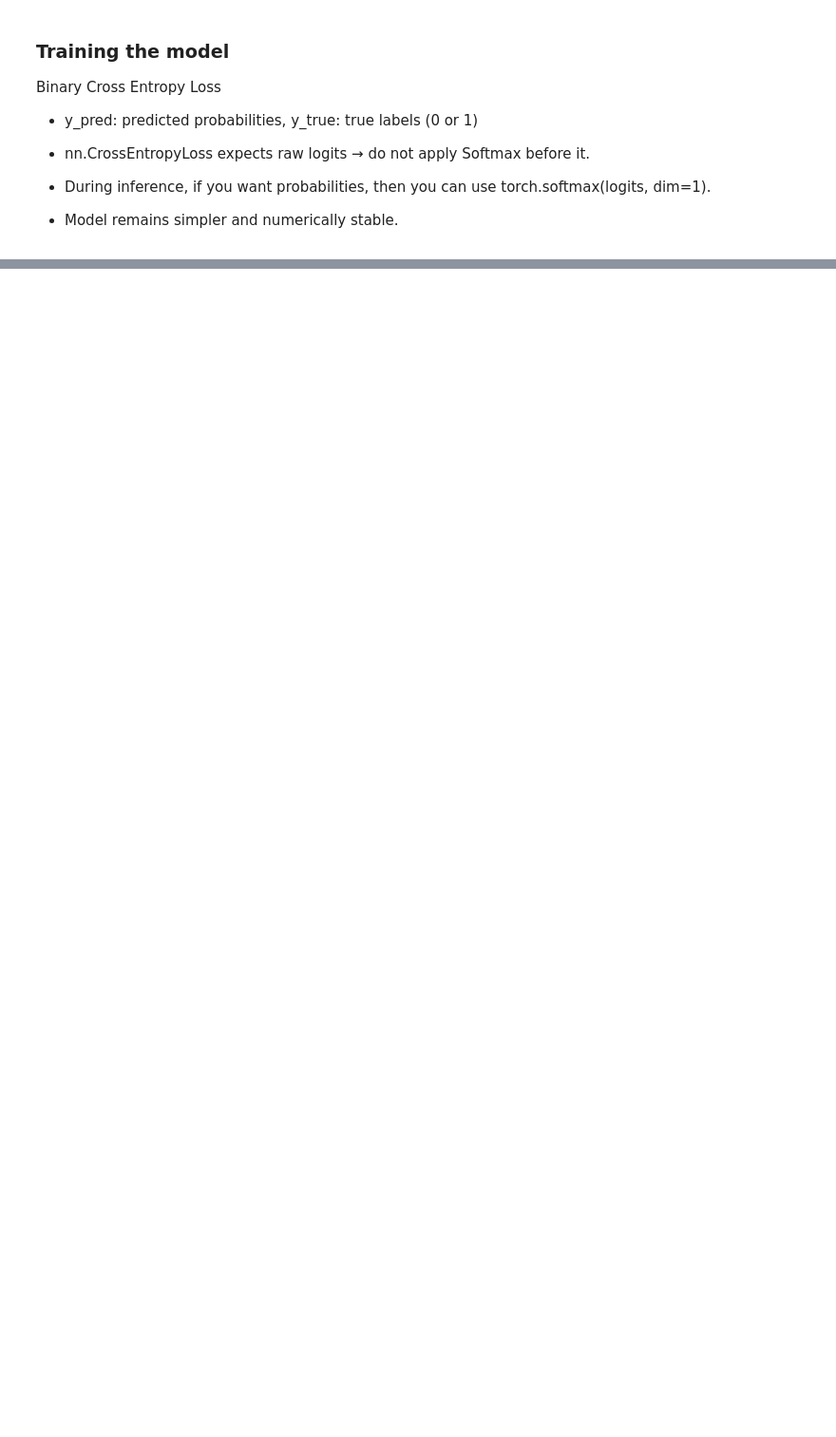
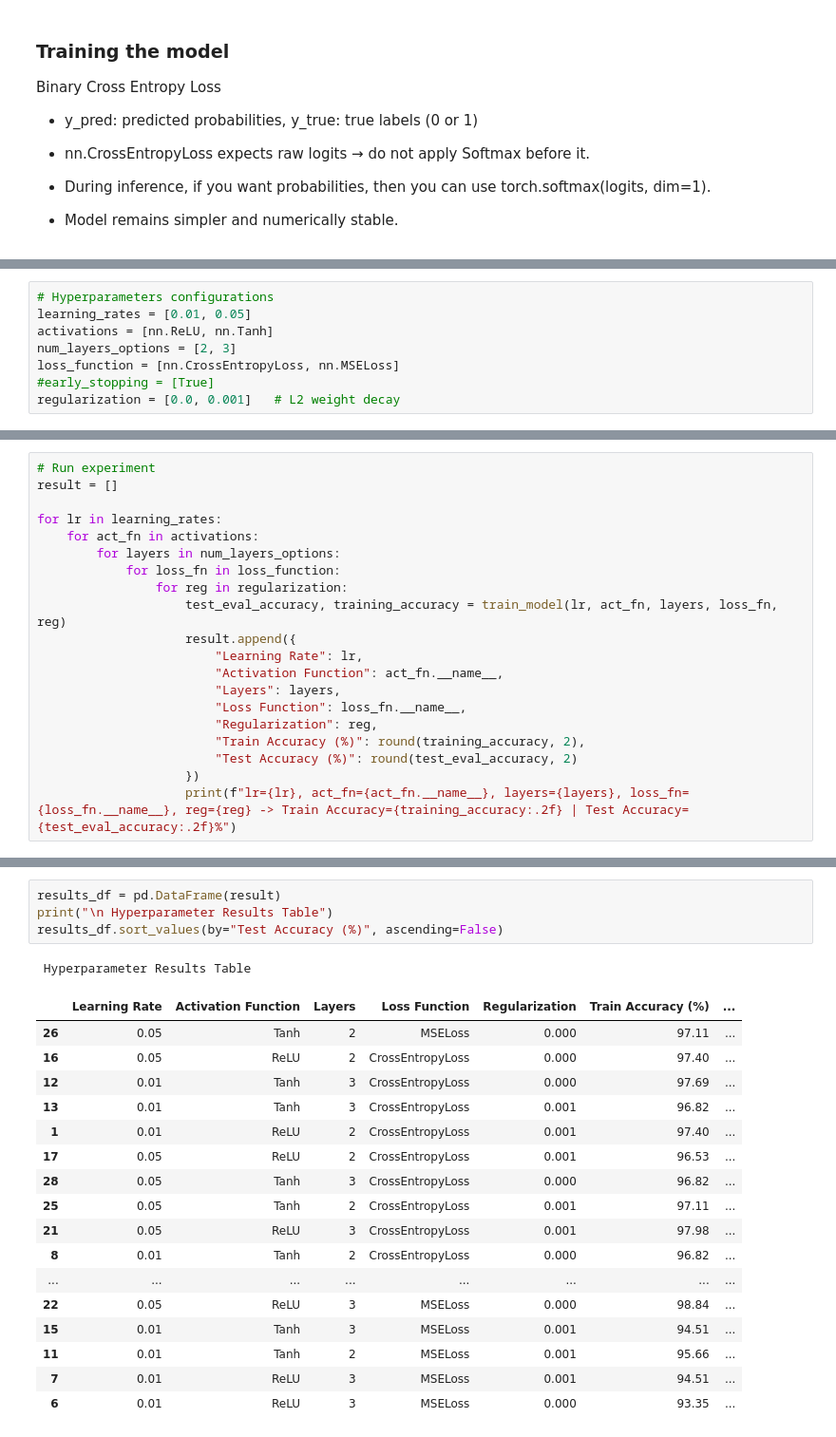
Before and after one commit to alyanifr/MLP_WOA7015, a Jupyter notebook: MLP.ipynb, the cells around one changed output, grey strips where cells are left out. Shown at 95% size. Cells and saved outputs as stored; diff of their text form; blank space fills up the shorter version.

```diff
--- a/MLP.ipynb
+++ b/MLP.ipynb
@@ -264,0 +291,8 @@ Next workings:
+# %%
+# Hyperparameters configurations
+learning_rates = [0.01, 0.05]
+activations = [nn.ReLU, nn.Tanh]
+num_layers_options = [2, 3]
+loss_function = [nn.CrossEntropyLoss, nn.MSELoss]
+#early_stopping = [True]
+regularization = [0.0, 0.001]   # L2 weight decay
@@ -264,0 +372,20 @@ Next workings:
+# %%
+# Run experiment
+result = []
+
+for lr in learning_rates:
+    for act_fn in activations:
+        for layers in num_layers_options:
+            for loss_fn in loss_function:
+                for reg in regularization:
+                    test_eval_accuracy, training_accuracy = train_model(lr, act_fn, layers, loss_fn, reg)
+                    result.append({
+                        "Learning Rate": lr,
+                        "Activation Function": act_fn.__name__,
+                        "Layers": layers,
+                        "Loss Function": loss_fn.__name__,
+                        "Regularization": reg,
+                        "Train Accuracy (%)": round(training_accuracy, 2),
+                        "Test Accuracy (%)": round(test_eval_accuracy, 2)
+                    })
+                    print(f"lr={lr}, act_fn={act_fn.__name__}, layers={layers}, loss_fn={loss_fn.__name__}, reg={reg} -> Train Accuracy={training_accuracy:.2f} | Test Accuracy={test_eval_accuracy:.2f}%")
@@ -264,0 +410,23 @@ Next workings:
+# %%
+results_df = pd.DataFrame(result)
+print("\n Hyperparameter Results Table")
+results_df.sort_values(by="Test Accuracy (%)", ascending=False)
+# %% [output]
+ Hyperparameter Results Table
+|  | Learning Rate | Activation Function | Layers | Loss Function | Regularization | Train Accuracy (%) | ... |
+| 26 | 0.05 | Tanh | 2 | MSELoss | 0.000 | 97.11 | ... |
+| 16 | 0.05 | ReLU | 2 | CrossEntropyLoss | 0.000 | 97.40 | ... |
+| 12 | 0.01 | Tanh | 3 | CrossEntropyLoss | 0.000 | 97.69 | ... |
+| 13 | 0.01 | Tanh | 3 | CrossEntropyLoss | 0.001 | 96.82 | ... |
+| 1 | 0.01 | ReLU | 2 | CrossEntropyLoss | 0.001 | 97.40 | ... |
+| 17 | 0.05 | ReLU | 2 | CrossEntropyLoss | 0.001 | 96.53 | ... |
+| 28 | 0.05 | Tanh | 3 | CrossEntropyLoss | 0.000 | 96.82 | ... |
+| 25 | 0.05 | Tanh | 2 | CrossEntropyLoss | 0.001 | 97.11 | ... |
+| 21 | 0.05 | ReLU | 3 | CrossEntropyLoss | 0.001 | 97.98 | ... |
+| 8 | 0.01 | Tanh | 2 | CrossEntropyLoss | 0.000 | 96.82 | ... |
+| ... | ... | ... | ... | ... | ... | ... | ... |
+| 22 | 0.05 | ReLU | 3 | MSELoss | 0.000 | 98.84 | ... |
+| 15 | 0.01 | Tanh | 3 | MSELoss | 0.001 | 94.51 | ... |
+| 11 | 0.01 | Tanh | 2 | MSELoss | 0.001 | 95.66 | ... |
+| 7 | 0.01 | ReLU | 3 | MSELoss | 0.001 | 94.51 | ... |
+| 6 | 0.01 | ReLU | 3 | MSELoss | 0.000 | 93.35 | ... |
```
Also changed, not shown: parts of 24 cells of this notebook, 1 other file.
